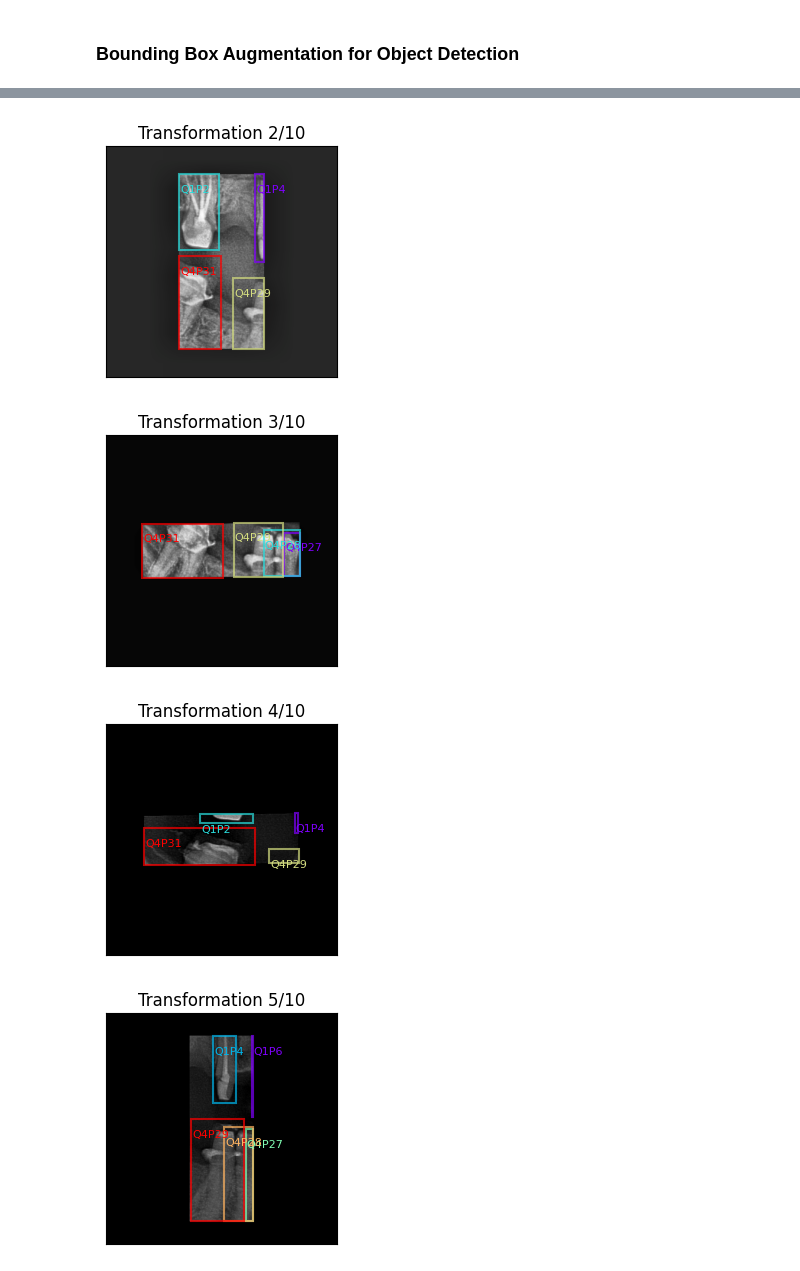
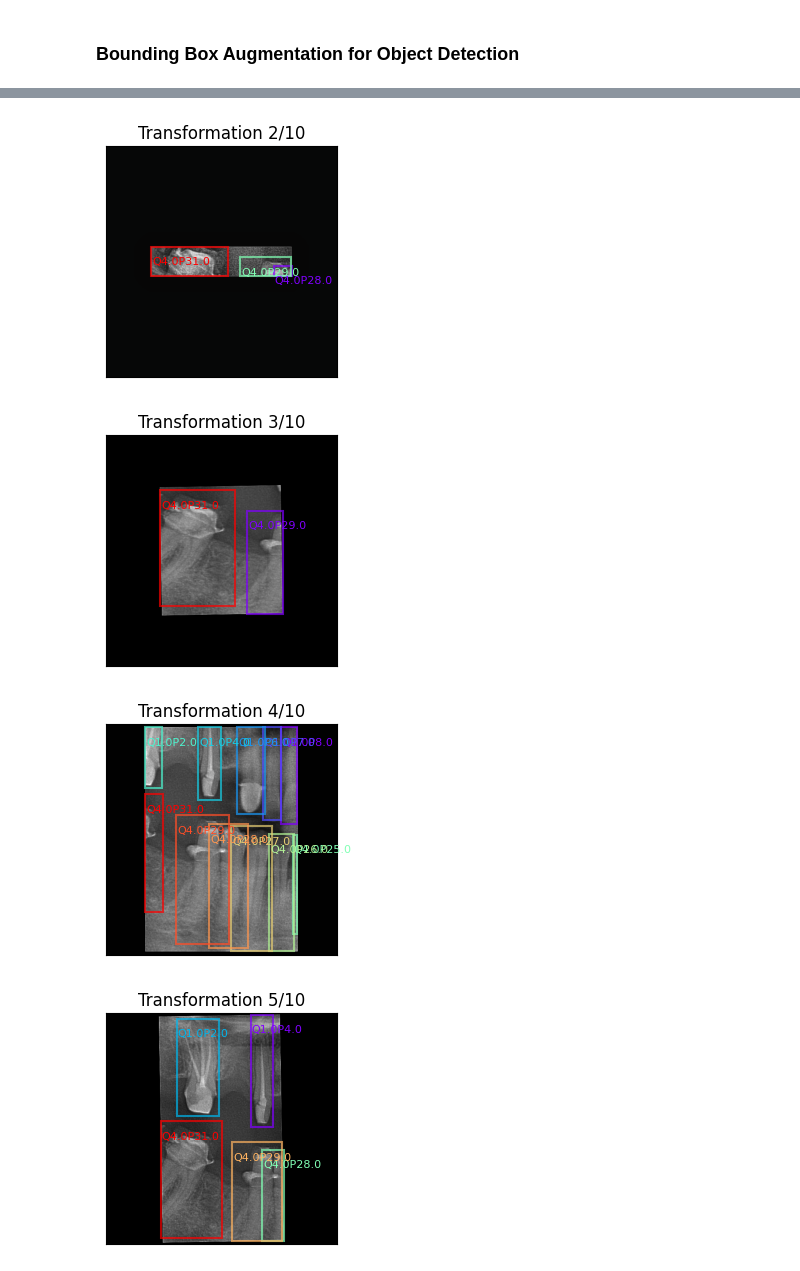
Before and after one commit to awerdich/computervision, a Jupyter notebook: notebooks/detection/05_augmentations.ipynb, the cells around one changed output, grey strips where cells are left out. Drawn from its saved outputs; the diff is of its cells as text; code cells hidden in the pictures.

```diff
--- a/notebooks/detection/05_augmentations.ipynb
+++ b/notebooks/detection/05_augmentations.ipynb
@@ -205,12 +257,5 @@ def transform(image, boxes, quadrants, positions, transformations):
 # %%
-# Try the function
-boxes = df_file['bbox'].tolist()
-quadrants = df_file['quadrant'].tolist()
-positions = df_file['ada'].tolist()
-
-transformations = [alb.HorizontalFlip(p=1.0), alb.VerticalFlip(p=1)]
-output = transform(image=im, boxes=boxes, quadrants=quadrants, positions=positions, transformations=transformations)
-
+# Plot the results
 # Format the labels
 labels = [f'Q{q}P{p}' for q, p in zip(quadrants, positions)]
 transformed_labels = [f'Q{q}P{p}' for q, p in zip(output['quadrants'], output['positions'])]
@@ -218,8 +263,8 @@ transformed_labels = [f'Q{q}P{p}' for q, p in zip(output['quadrants'], output['p
 # Plot the output
 fig, ax = plt.subplots(nrows=1, ncols=2, figsize=(10, 5))
 ax[0] = plot_boxes(image=im, box_list=boxes, label_list=labels, ax=ax[0])
-ax[1] = plot_boxes(image=output['image'], box_list=output['boxes'], label_list=transformed_labels, ax=ax[1])
+ax[1] = plot_boxes(image=output['image'], box_list=output['bboxes'], label_list=transformed_labels, ax=ax[1])
 ax[0].set(title='Original image')
-ax[1].set(title='Transformed image')
+ax[1].set(title=transformations)
 plt.show()
 # %% [output]
@@ -227,24 +295,5 @@ plt.show()
 # %% [markdown]
 ### Bounding Box Augmentation for Object Detection ###
-# %%
-# Pick a panoramic image
-file_idx = 12
-file_base_name = sorted(list(df['file_base_name'].unique()))[file_idx]
-# Pick a quadrant
-quadrants = 14
-# Data frame with the annotations
-df_file = df.loc[(df['file_base_name'] == file_base_name) & (df['quadrants'] == quadrants)]
-
-# Bounding boxes and annotations
-boxes = df_file['bbox'].tolist()
-quadrants = df_file['quadrant'].tolist()
-positions = df_file['ada'].tolist()
-labels = [f'Q{q}P{p}' for q, p in zip(quadrants, positions)]
-
-# Load the image
-file = os.path.join(xrays_dir, df_file['file_name'].tolist()[0])
-im = ImageData().load_image(file)
-im = ImageData().np2color(im)
 # %%
 # Crop to the output format
 im_size = 640
@@ -265,14 +314,16 @@ plt.show()
 # Run the augmentations multiple times
 runs = 10
 for r in range(runs):
-
     # Run the transformation
-    output = transform(image=im, boxes=boxes, quadrants=quadrants, positions=positions, transformations=transformations)
+    output = DETRansform(transformations=transformations).\
+        transform(image=im, bboxes=boxes, label_fields=[quadrants, positions])
     transformed_labels = [f'Q{q}P{p}' for q, p in zip(output['quadrants'], output['positions'])]
-
+    transformed_boxes = output['bboxes']
+    transformed_boxes_area_list = [box[2]*box[3] for box in transformed_boxes]
+    # print(transformed_boxes_area_list)
     # Plot the output
     fig, ax = plt.subplots(figsize=(3, 3))
-    ax = plot_boxes(image=output['image'], box_list=output['boxes'], label_list=transformed_labels, ax=ax)
+    ax = plot_boxes(image=output['image'], box_list=transformed_boxes, label_list=transformed_labels, ax=ax)
     ax.set(title=f'Transformation {r+1}/{runs}')
     plt.show()
 # %% [output]
@@ -281,4 +332,4 @@ for r in range(runs):
-[figure, old version]
+[figure, new version]
-[figure, old version]
+[figure, new version]
-[figure, old version]
+[figure, new version]
-[figure, old version]
+[figure, new version]
```
Also changed, not shown: parts of 6 cells of this notebook, 3 other files.
